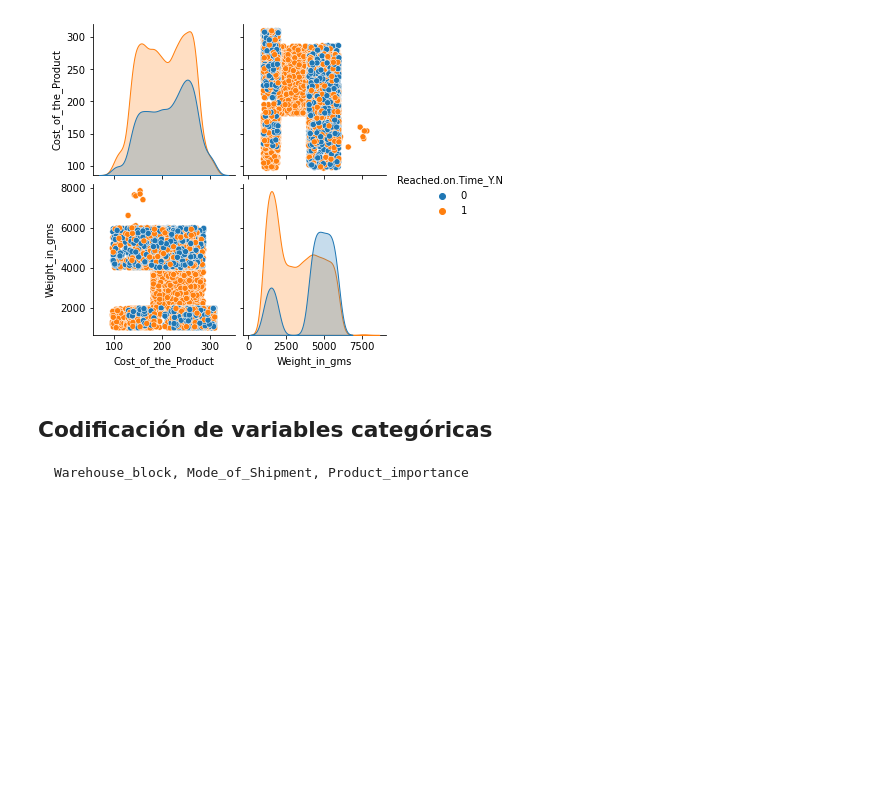
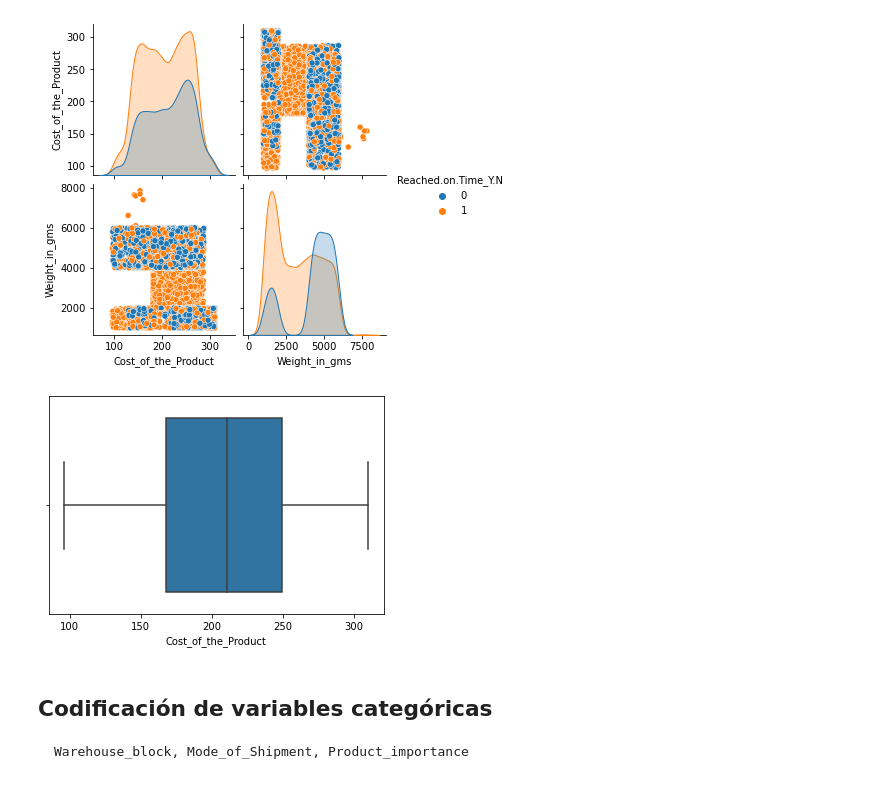
Before and after one commit to VladT-Tempest/Datathon, a Jupyter notebook: ML_Practice.ipynb, the cells around one changed output. Drawn from its saved outputs; the diff is of its cells as text; code cells hidden in the pictures; blank space fills up the shorter version.

```diff
--- a/ML_Practice.ipynb
+++ b/ML_Practice.ipynb
@@ -106,6 +106,12 @@ sns.pairplot(df1, hue="Reached.on.Time_Y.N")
 plt.show()
 # %% [output]
 [figure]
+# %%
+# Valores Atipicos
+sns.boxplot(x='Cost_of_the_Product', data = df1)
+plt.show()
+# %% [output]
+[figure, added]
 # %% [markdown]
 ## Codificación de variables categóricas
 	Warehouse_block, Mode_of_Shipment, Product_importance
```
Also changed, not shown: parts of 19 cells of this notebook, 1 other file.
